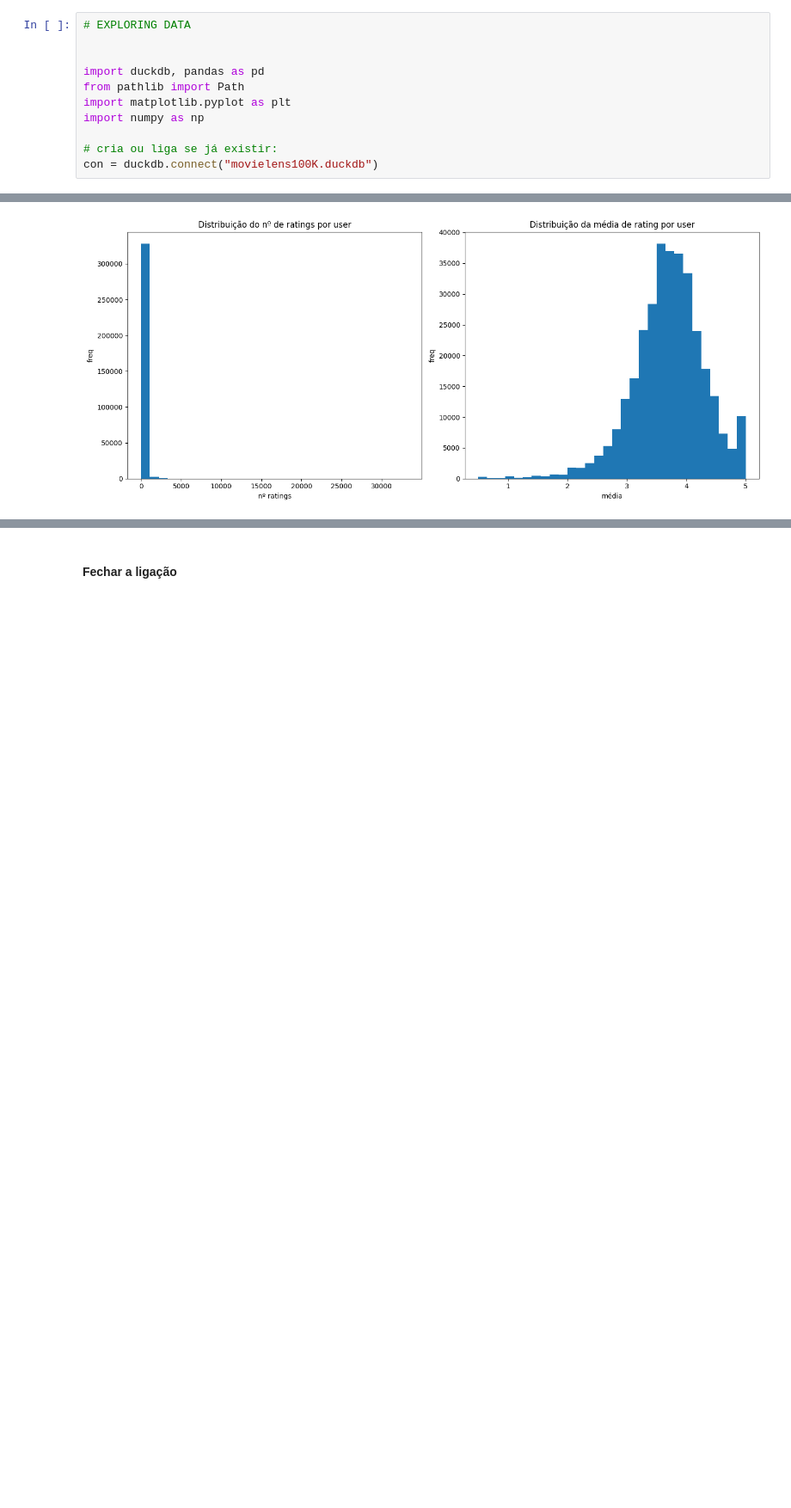
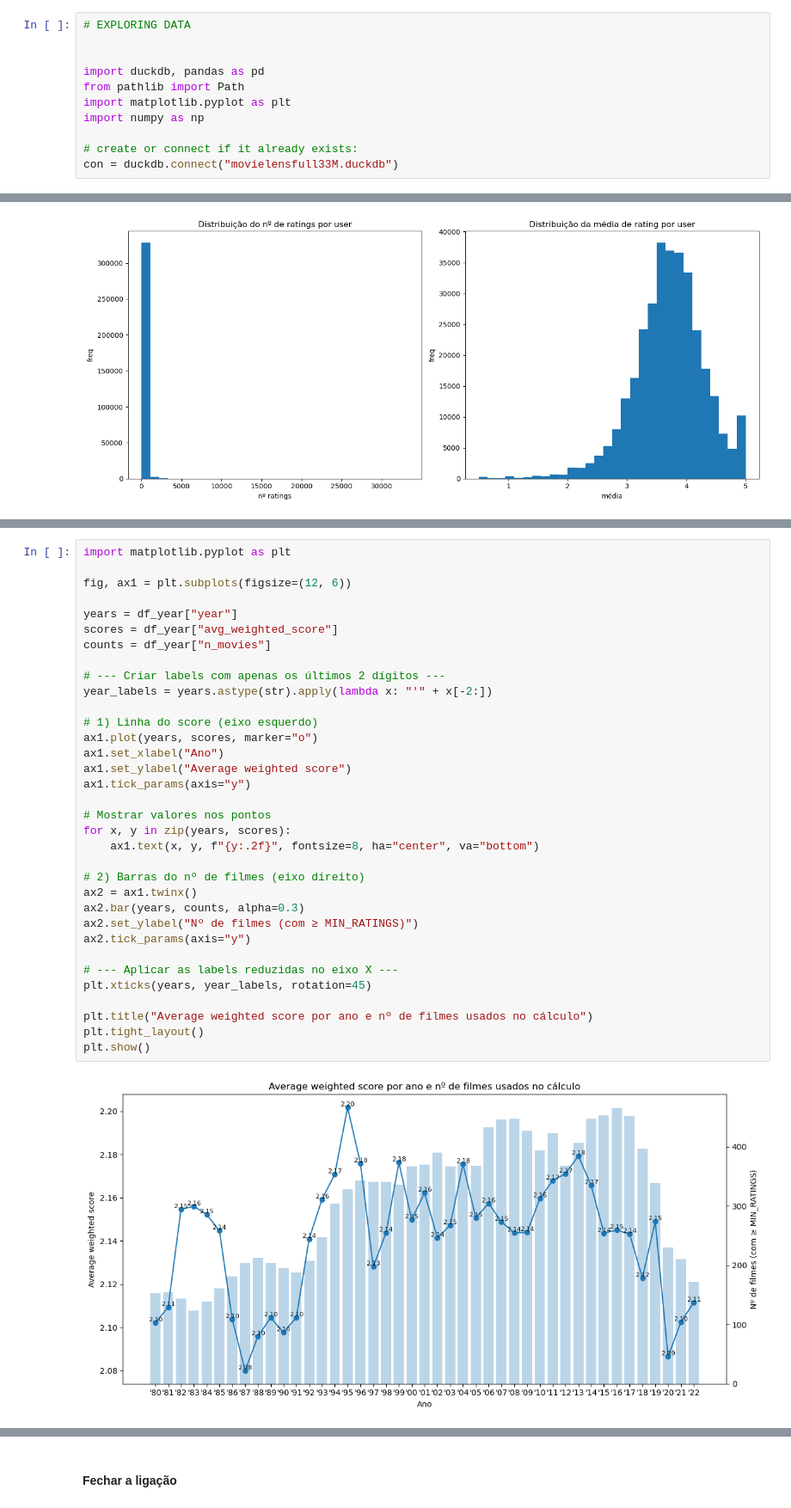
Before and after one commit to sergiopatinha/BigDataFoundations, a Jupyter notebook: notebooks/1.6 - (Full)33M Exploring Data.ipynb, the cells around one changed output, grey strips where cells are left out. Shown at 86% size. Cells and saved outputs as stored; diff of their text form; blank space fills up the shorter version.

```diff
--- a/notebooks/1.6 - (Full)33M Exploring Data.ipynb
+++ b/notebooks/1.6 - (Full)33M Exploring Data.ipynb
@@ -7,8 +7,8 @@ from pathlib import Path
 import matplotlib.pyplot as plt
 import numpy as np
 
-# cria ou liga se já existir:
-con = duckdb.connect("movielens100K.duckdb")
+# create or connect if it already exists:
+con = duckdb.connect("movielensfull33M.duckdb")
 # %% [markdown]
 ##### Tables from the original dataset
  - Movies:
@@ -469,0 +611,36 @@ plt.show()
+# %%
+import matplotlib.pyplot as plt
+
+fig, ax1 = plt.subplots(figsize=(12, 6))
+
+years = df_year["year"]
+scores = df_year["avg_weighted_score"]
+counts = df_year["n_movies"]
+
+# --- Criar labels com apenas os últimos 2 dígitos ---
+year_labels = years.astype(str).apply(lambda x: "'" + x[-2:])
+
+# 1) Linha do score (eixo esquerdo)
+ax1.plot(years, scores, marker="o")
+ax1.set_xlabel("Ano")
+ax1.set_ylabel("Average weighted score")
+ax1.tick_params(axis="y")
+
+# Mostrar valores nos pontos
+for x, y in zip(years, scores):
+    ax1.text(x, y, f"{y:.2f}", fontsize=8, ha="center", va="bottom")
+
+# 2) Barras do nº de filmes (eixo direito)
+ax2 = ax1.twinx()
+ax2.bar(years, counts, alpha=0.3)
+ax2.set_ylabel("Nº de filmes (com ≥ MIN_RATINGS)")
+ax2.tick_params(axis="y")
+
+# --- Aplicar as labels reduzidas no eixo X ---
+plt.xticks(years, year_labels, rotation=45)
+
+plt.title("Average weighted score por ano e nº de filmes usados no cálculo")
+plt.tight_layout()
+plt.show()
+# %% [output]
+[figure, added]
```
Also changed, not shown: parts of 5 cells of this notebook.
